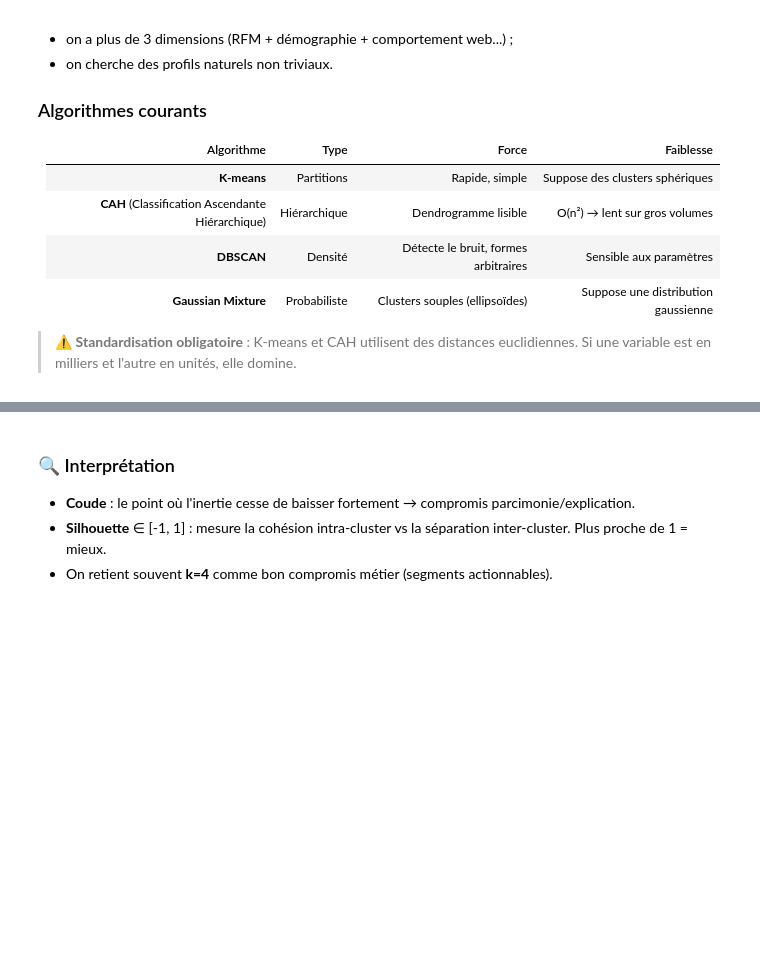
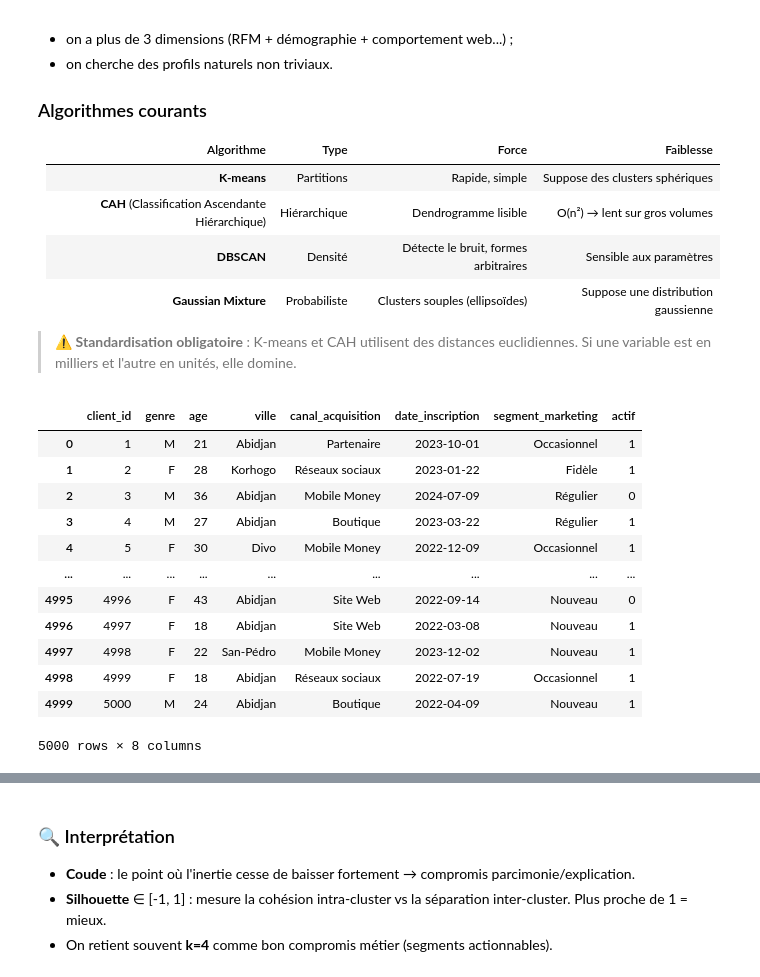
Before and after one commit to Antou03/Data-Trainer-Etudiants, a Jupyter notebook: BIU/MSSM/cours/Marketing_Analytics_Cours.ipynb, the cells around one changed output, grey strips where cells are left out. Cells and saved outputs as stored; diff of their text form; code cells hidden in the pictures; blank space fills up the shorter version.

```diff
--- a/BIU/MSSM/cours/Marketing_Analytics_Cours.ipynb
+++ b/BIU/MSSM/cours/Marketing_Analytics_Cours.ipynb
@@ -534,6 +643,23 @@ La segmentation RFM (§3) repose sur des **règles métier** (quartiles). Le **c
 | **Gaussian Mixture** | Probabiliste | Clusters souples (ellipsoïdes) | Suppose une distribution gaussienne |
 
 > ⚠️ **Standardisation obligatoire** : K-means et CAH utilisent des distances euclidiennes. Si une variable est en milliers et l'autre en unités, elle domine.
+# %%
+Clients=pd.read_csv("/content/clients (1).csv")
+Clients
+# %% [output]
+|  | client_id | genre | age | ville | canal_acquisition | date_inscription | segment_marketing | actif |
+| 0 | 1 | M | 21 | Abidjan | Partenaire | 2023-10-01 | Occasionnel | 1 |
+| 1 | 2 | F | 28 | Korhogo | Réseaux sociaux | 2023-01-22 | Fidèle | 1 |
+| 2 | 3 | M | 36 | Abidjan | Mobile Money | 2024-07-09 | Régulier | 0 |
+| 3 | 4 | M | 27 | Abidjan | Boutique | 2023-03-22 | Régulier | 1 |
+| 4 | 5 | F | 30 | Divo | Mobile Money | 2022-12-09 | Occasionnel | 1 |
+| ... | ... | ... | ... | ... | ... | ... | ... | ... |
+| 4995 | 4996 | F | 43 | Abidjan | Site Web | 2022-09-14 | Nouveau | 0 |
+| 4996 | 4997 | F | 18 | Abidjan | Site Web | 2022-03-08 | Nouveau | 1 |
+| 4997 | 4998 | F | 22 | San-Pédro | Mobile Money | 2023-12-02 | Nouveau | 1 |
+| 4998 | 4999 | F | 18 | Abidjan | Réseaux sociaux | 2022-07-19 | Occasionnel | 1 |
+| 4999 | 5000 | M | 24 | Abidjan | Boutique | 2022-04-09 | Nouveau | 1 |
+5000 rows × 8 columns
 # %%
 # 5.2 Préparation des features clients pour le clustering
 from sklearn.preprocessing import StandardScaler
```
Also changed, not shown: parts of 22 cells of this notebook.
